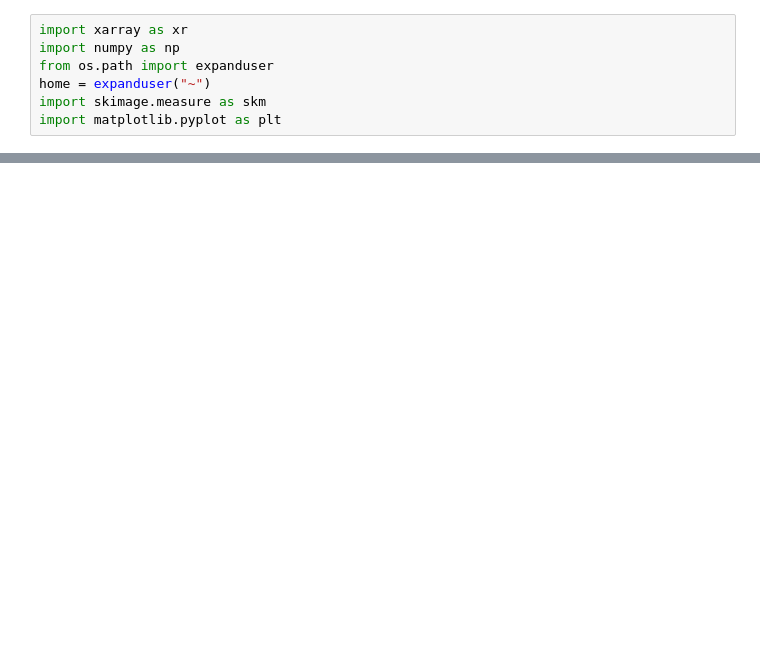
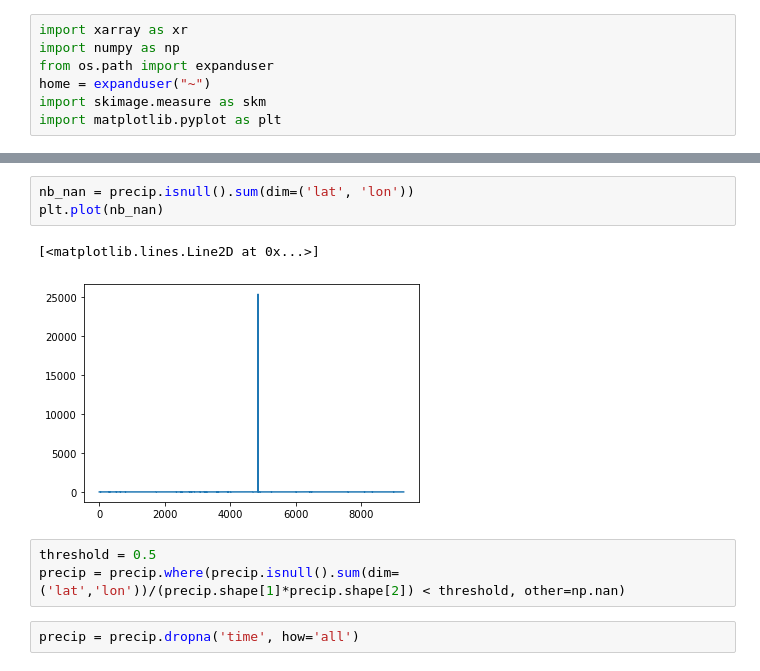
Before and after one commit to PBlackberg/phd, a Jupyter notebook: gpcp.ipynb, the cells around one changed output, grey strips where cells are left out. Drawn from its saved outputs; the diff is of its cells as text; blank space fills up the shorter version.

```diff
--- a/gpcp.ipynb
+++ b/gpcp.ipynb
@@ -51,0 +72,11 @@ precip = precip.rename({'latitude': 'lat', 'longitude': 'lon'})
+# %%
+nb_nan = precip.isnull().sum(dim=('lat', 'lon'))
+plt.plot(nb_nan)
+# %% [output]
+[<matplotlib.lines.Line2D at 0x...>]
+[figure, added]
+# %%
+threshold = 0.5
+precip = precip.where(precip.isnull().sum(dim=('lat','lon'))/(precip.shape[1]*precip.shape[2]) < threshold, other=np.nan)
+# %%
+precip = precip.dropna('time', how='all')
```
Also changed, not shown: parts of 43 cells of this notebook, 1 other file.
